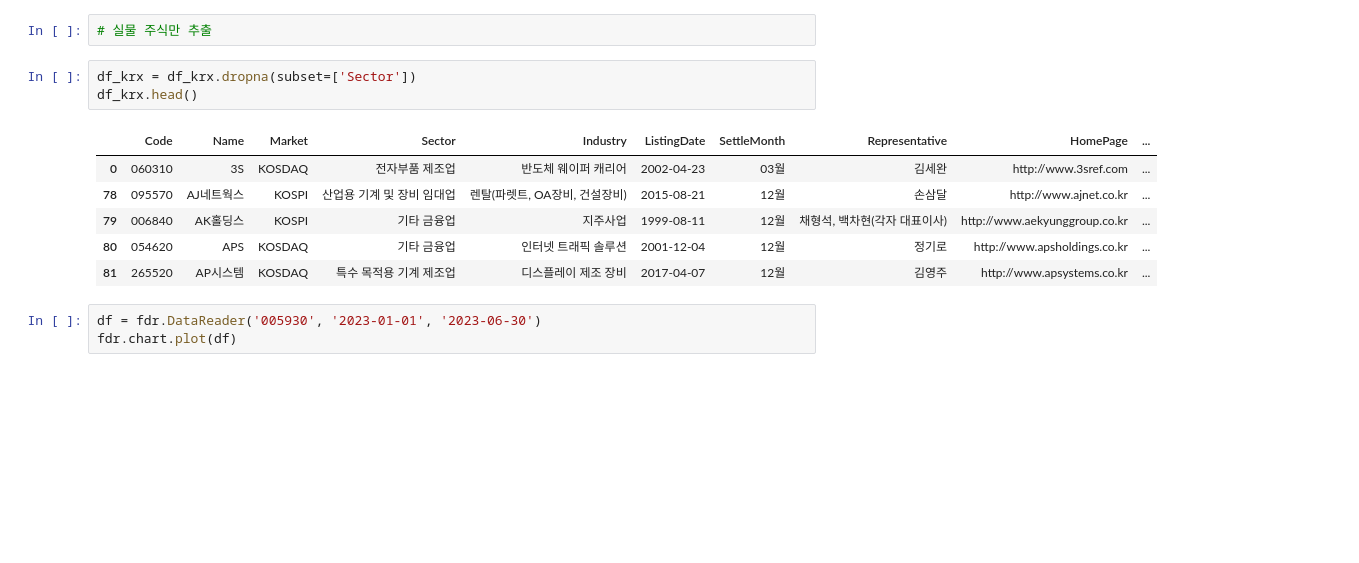
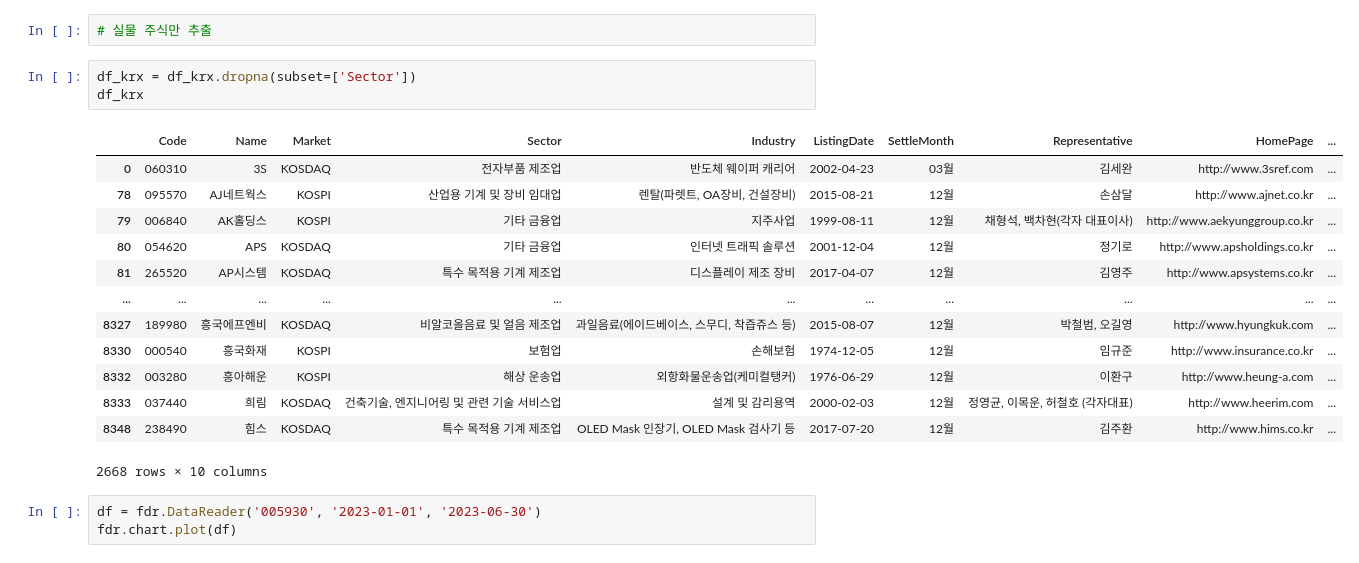
Before and after one commit to Lidit/SeSAC, a Jupyter notebook: pycharm_project/project2/증권분석.ipynb, the cells around one changed output. Saved outputs shown, nothing was run; the diff lists cells and outputs as text; blank space fills up the shorter version.

```diff
--- a/pycharm_project/project2/증권분석.ipynb
+++ b/pycharm_project/project2/증권분석.ipynb
@@ -147,14 +132,21 @@ df_krx.head()
 # 실물 주식만 추출
 # %%
 df_krx = df_krx.dropna(subset=['Sector'])
-df_krx.head()
+df_krx
 # %% [output]
 |  | Code | Name | Market | Sector | Industry | ListingDate | SettleMonth | Representative | HomePage | ... |
 | 0 | 060310 | 3S | KOSDAQ | 전자부품 제조업 | 반도체 웨이퍼 캐리어 | 2002-04-23 | 03월 | 김세완 | http://www.3sref.com | ... |
 | 78 | 095570 | AJ네트웍스 | KOSPI | 산업용 기계 및 장비 임대업 | 렌탈(파렛트, OA장비, 건설장비) | 2015-08-21 | 12월 | 손삼달 | http://www.ajnet.co.kr | ... |
 | 79 | 006840 | AK홀딩스 | KOSPI | 기타 금융업 | 지주사업 | 1999-08-11 | 12월 | 채형석, 백차현(각자 대표이사) | http://www.aekyunggroup.co.kr | ... |
 | 80 | 054620 | APS | KOSDAQ | 기타 금융업 | 인터넷 트래픽 솔루션 | 2001-12-04 | 12월 | 정기로 | http://www.apsholdings.co.kr | ... |
 | 81 | 265520 | AP시스템 | KOSDAQ | 특수 목적용 기계 제조업 | 디스플레이 제조 장비 | 2017-04-07 | 12월 | 김영주 | http://www.apsystems.co.kr | ... |
+| ... | ... | ... | ... | ... | ... | ... | ... | ... | ... | ... |
+| 8327 | 189980 | 흥국에프엔비 | KOSDAQ | 비알코올음료 및 얼음 제조업 | 과일음료(에이드베이스, 스무디, 착즙쥬스 등) | 2015-08-07 | 12월 | 박철범, 오길영 | http://www.hyungkuk.com | ... |
+| 8330 | 000540 | 흥국화재 | KOSPI | 보험업 | 손해보험 | 1974-12-05 | 12월 | 임규준 | http://www.insurance.co.kr | ... |
+| 8332 | 003280 | 흥아해운 | KOSPI | 해상 운송업 | 외항화물운송업(케미컬탱커) | 1976-06-29 | 12월 | 이환구 | http://www.heung-a.com | ... |
+| 8333 | 037440 | 희림 | KOSDAQ | 건축기술, 엔지니어링 및 관련 기술 서비스업 | 설계 및 감리용역 | 2000-02-03 | 12월 | 정영균, 이목운, 허철호 (각자대표) | http://www.heerim.com | ... |
+| 8348 | 238490 | 힘스 | KOSDAQ | 특수 목적용 기계 제조업 | OLED Mask 인장기, OLED Mask 검사기 등 | 2017-07-20 | 12월 | 김주환 | http://www.hims.co.kr | ... |
+2668 rows × 10 columns
 # %%
 df = fdr.DataReader('005930', '2023-01-01', '2023-06-30')
 fdr.chart.plot(df)
```
Also changed, not shown: parts of 6 cells of this notebook, 33 other files.
